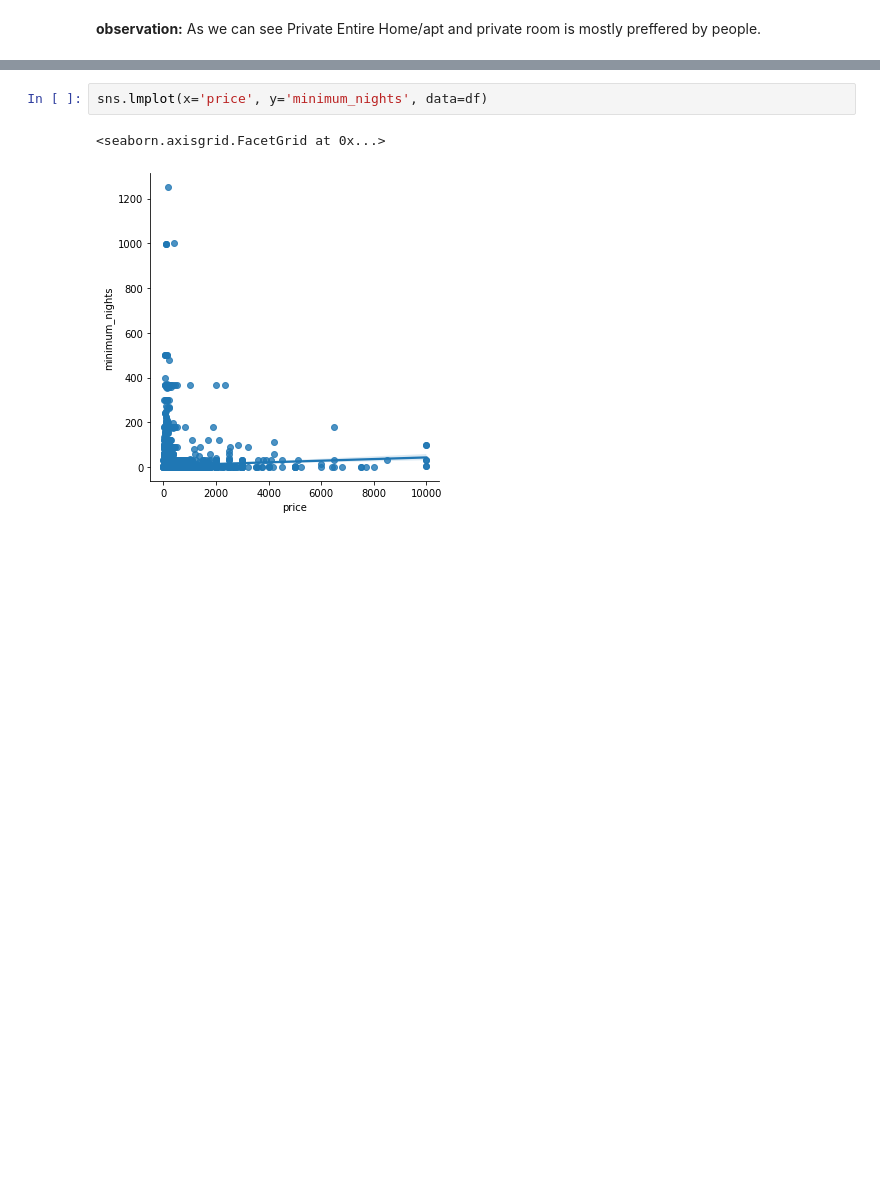
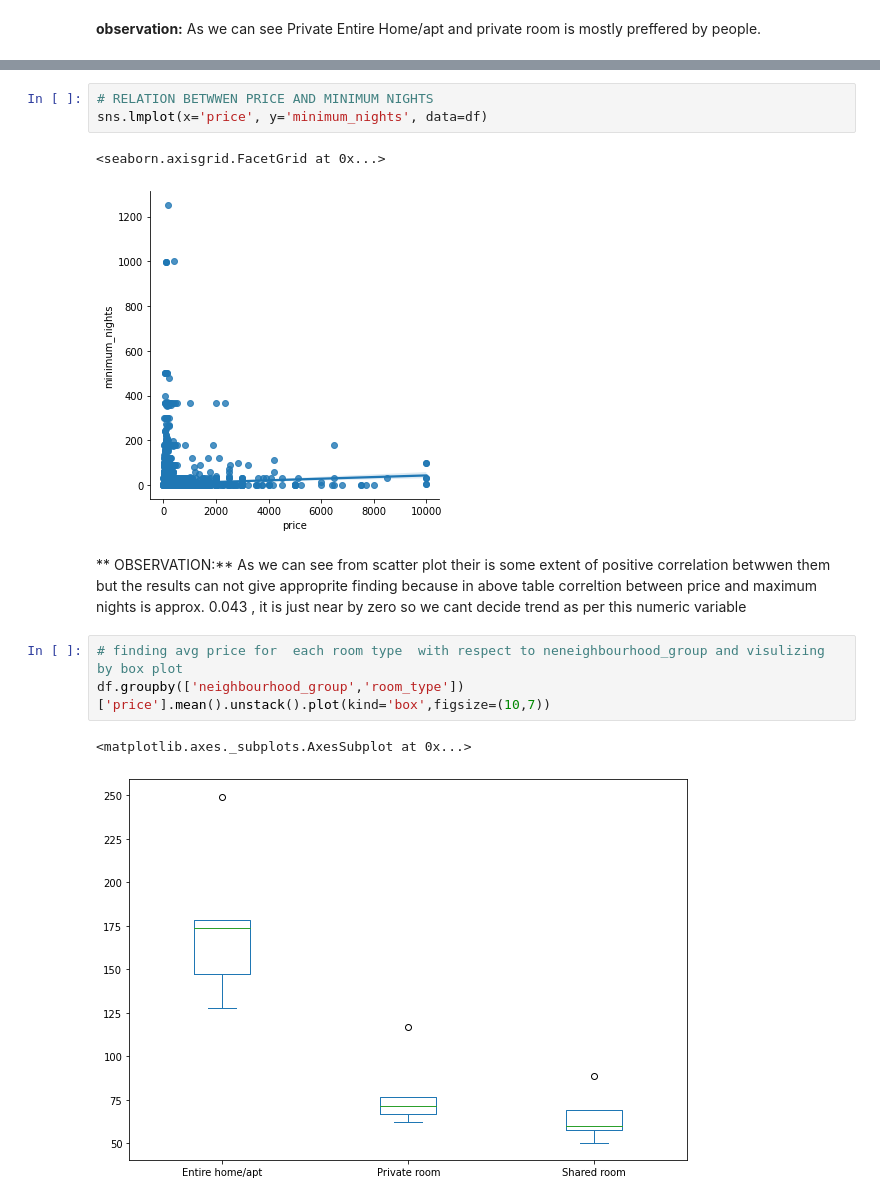
Before and after one commit to iamnaveenk/EDA_project_Airbnb, a Jupyter notebook: EDA_project_airbnb.ipynb, the cells around one changed output, grey strips where cells are left out. Cells and saved outputs as stored; diff of their text form; blank space fills up the shorter version.

```diff
--- a/EDA_project_airbnb.ipynb
+++ b/EDA_project_airbnb.ipynb
@@ -850,7 +864,17 @@ sns.heatmap(corr_df,vmin=-1,cmap='coolwarm',annot=True)
 <matplotlib.axes._subplots.AxesSubplot at 0x...>
 [figure]
 # %%
+# RELATION BETWWEN PRICE AND MINIMUM NIGHTS
 sns.lmplot(x='price', y='minimum_nights', data=df)
 # %% [output]
 <seaborn.axisgrid.FacetGrid at 0x...>
 [figure]
+# %% [markdown]
+** OBSERVATION:**
+As we can see from scatter plot their is some extent of positive correlation betwwen them but the results can not give approprite finding because in above table correltion between price and maximum nights is  approx. 0.043 , it is just near by zero so we cant decide trend as per this numeric variable
+# %%
+# finding avg price for  each room type  with respect to neneighbourhood_group and visulizing by box plot
+df.groupby(['neighbourhood_group','room_type'])['price'].mean().unstack().plot(kind='box',figsize=(10,7))
+# %% [output]
+<matplotlib.axes._subplots.AxesSubplot at 0x...>
+[figure, added]
```
Also changed, not shown: parts of 14 cells of this notebook.
